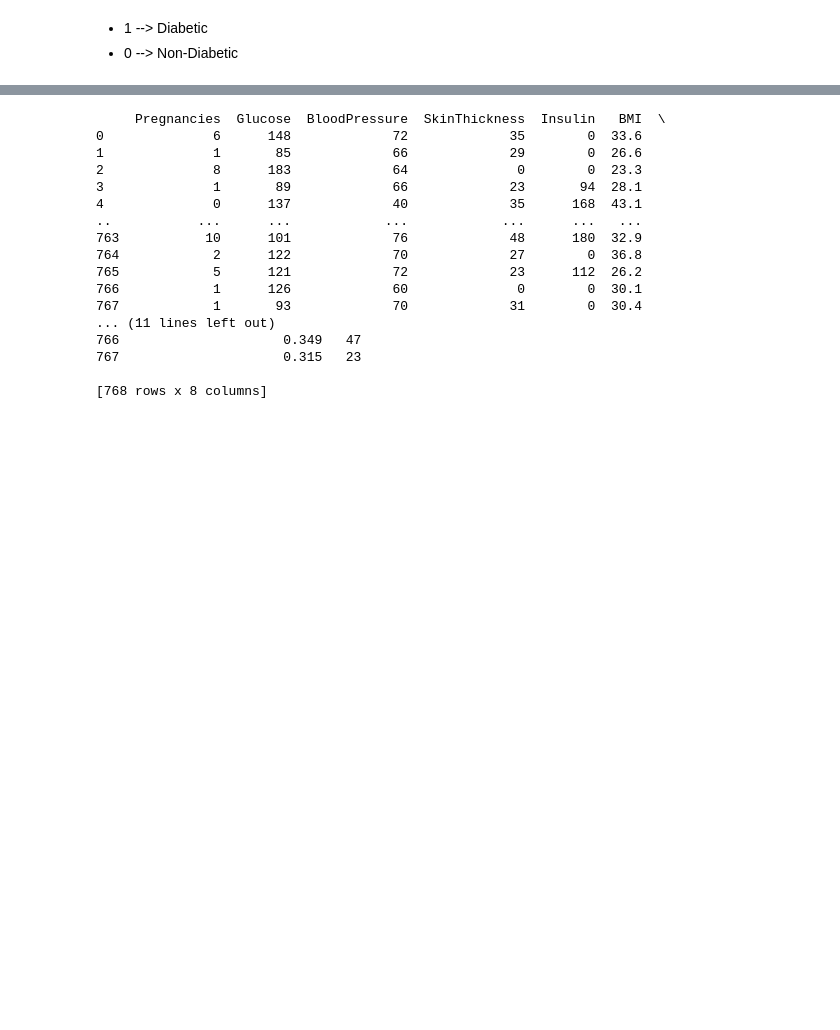
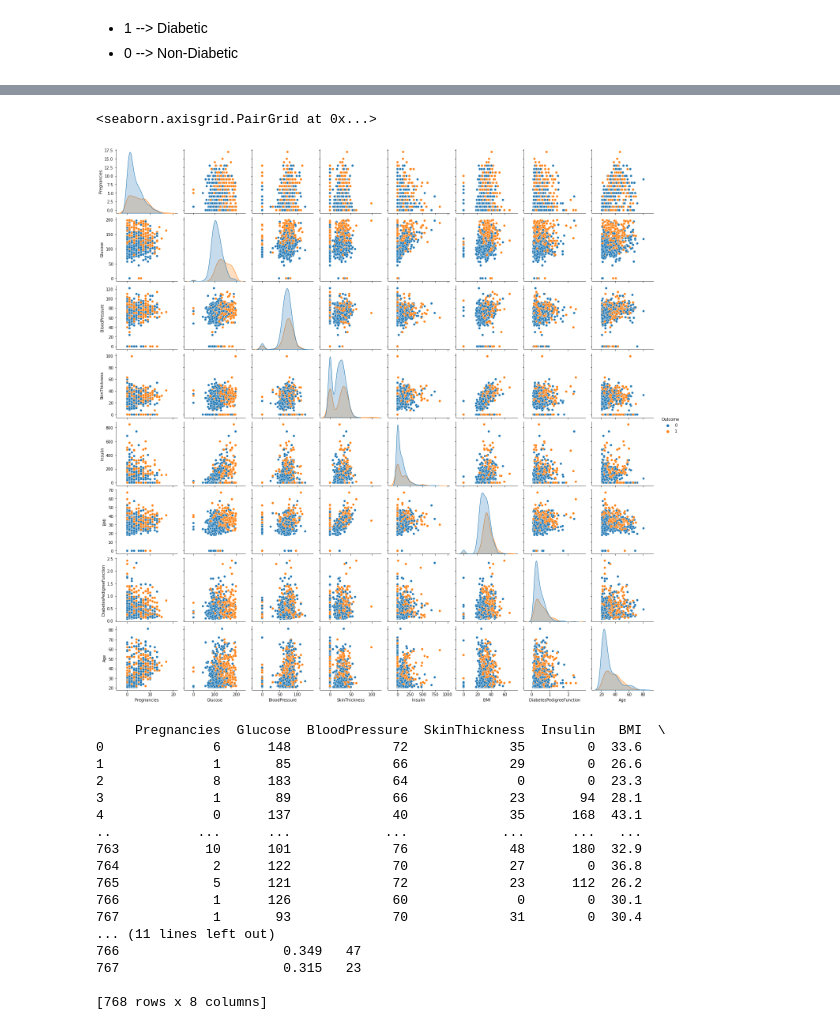
Before and after one commit to mdarshad1000/Disease-Prediction-Centre, a Jupyter notebook: Diabetes_Prediction.ipynb, the cells around one changed output, grey strips where cells are left out. Saved outputs shown, nothing was run; the diff lists cells and outputs as text; code cells hidden in the pictures; blank space fills up the shorter version.

```diff
--- a/Diabetes_Prediction.ipynb
+++ b/Diabetes_Prediction.ipynb
@@ -87,3 +99,8 @@ diabetes.groupby('Outcome').mean()
+# %%
+sns.pairplot(diabetes, hue='Outcome')
+# %% [output]
+<seaborn.axisgrid.PairGrid at 0x...>
+[figure, added]
 # %%
 # Separating data and labels
 x = diabetes.drop(columns='Outcome', axis=1)
```
Also changed, not shown: parts of 3 cells of this notebook.
